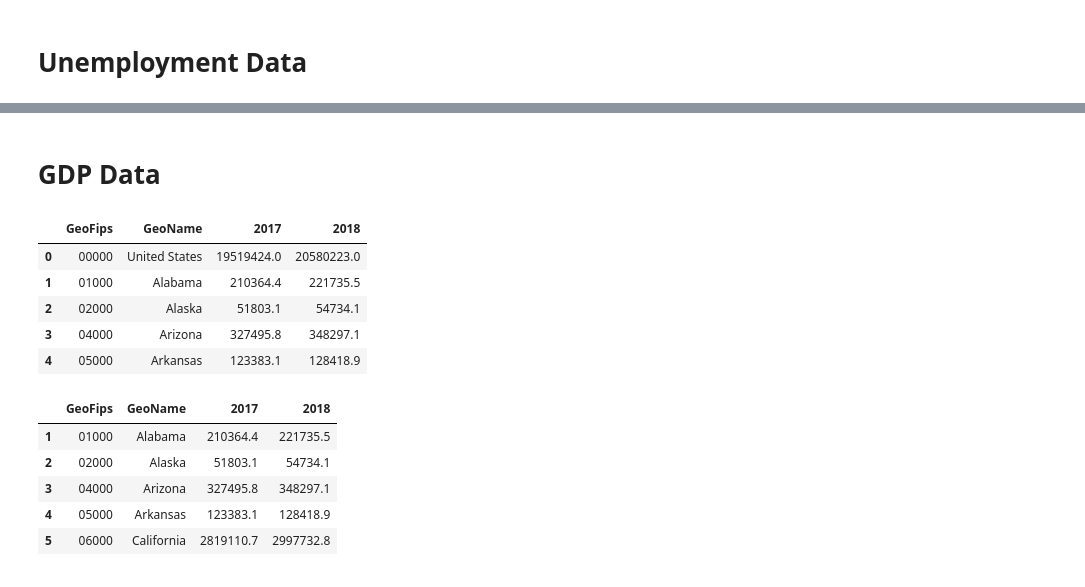
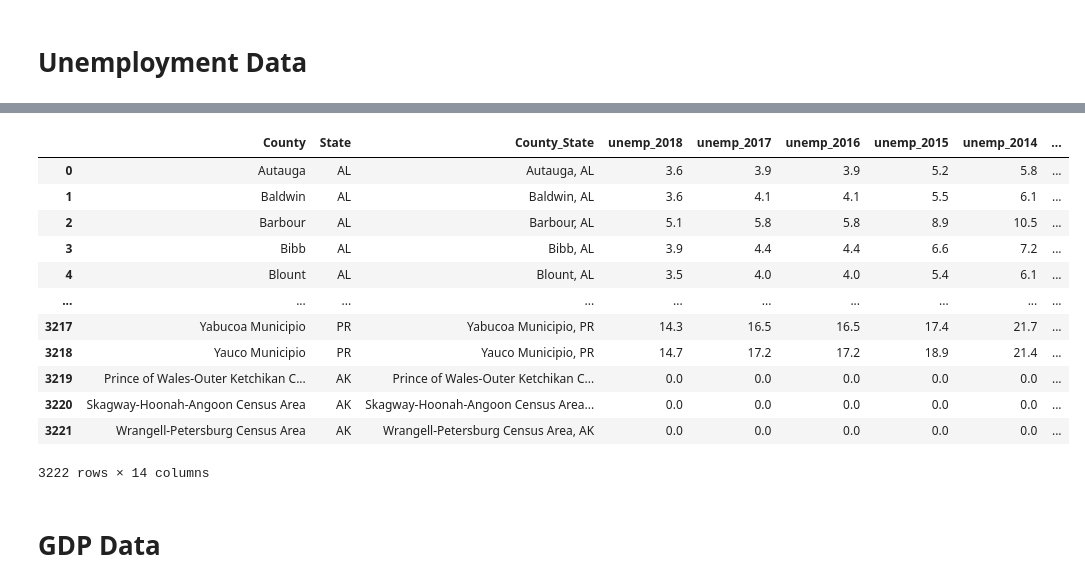
Before and after one commit to Jua91/ETL-Project, a Jupyter notebook: Data_cleanup.ipynb, the cells around one changed output, grey strips where cells are left out. Saved outputs shown, nothing was run; the diff lists cells and outputs as text; code cells hidden in the pictures.

```diff
--- a/Data_cleanup.ipynb
+++ b/Data_cleanup.ipynb
@@ -34,0 +119,17 @@ unemp_final_df.head()
+# %%
+# Drop the last 3 rows
+# drop the first row
+# Select the columns to be included
+unemp_reduced_dfs = [unemp_df[:-3].drop(0).loc[:,["County Name/State Abbreviation","(%)"]] for unemp_df in unemp_dfs]
+# %%
+# Create a list of years
+year_ascending = np.arange(2008,2019,1)
+year_descending = -np.sort(-year_ascending) # list the year_ascending result in descending order
+
+for number in np.arange(0,11):
+    # Rename year column
+    unemp_reduced_dfs[number] = unemp_reduced_dfs[number].rename(columns = {"(%)":f"unemp_{year_descending[number]}","County Name/State Abbreviation":"County_State"})
+    # Split the county-state column into separate columns
+    unemp_reduced_dfs[number][["County","State"]] = unemp_reduced_dfs[number]["County_State"].str.split(",",n=1, expand=True)
+    # Keep only necessary columns
+    unemp_reduced_dfs[number] = unemp_reduced_dfs[number][["County","State","County_State",f"unemp_{year_descending[number]}"]]
@@ -34,0 +159,25 @@ unemp_final_df.head()
+# %%
+# source for merging 11 datasets: https://www.semicolonworld.com/question/58353/python-pandas-merge-multiple-dataframes
+# Merge datasets into one dataframe
+unemp_final_df = reduce(lambda  left,right: pd.merge(left,right,on=["County","State","County_State"],
+                                            how='outer'), unemp_reduced_dfs).fillna(0)
+
+# Remove "County" from the columns
+unemp_final_df["County"] = unemp_final_df["County"].str.replace(" County","")
+unemp_final_df["County_State"] = unemp_final_df["County_State"].str.replace(" County","")
+
+unemp_final_df
+# %% [output]
+|  | County | State | County_State | unemp_2018 | unemp_2017 | unemp_2016 | unemp_2015 | unemp_2014 | ... |
+| 0 | Autauga | AL | Autauga, AL | 3.6 | 3.9 | 3.9 | 5.2 | 5.8 | ... |
+| 1 | Baldwin | AL | Baldwin, AL | 3.6 | 4.1 | 4.1 | 5.5 | 6.1 | ... |
+| 2 | Barbour | AL | Barbour, AL | 5.1 | 5.8 | 5.8 | 8.9 | 10.5 | ... |
+| 3 | Bibb | AL | Bibb, AL | 3.9 | 4.4 | 4.4 | 6.6 | 7.2 | ... |
+| 4 | Blount | AL | Blount, AL | 3.5 | 4.0 | 4.0 | 5.4 | 6.1 | ... |
+| ... | ... | ... | ... | ... | ... | ... | ... | ... | ... |
+| 3217 | Yabucoa Municipio | PR | Yabucoa Municipio, PR | 14.3 | 16.5 | 16.5 | 17.4 | 21.7 | ... |
+| 3218 | Yauco Municipio | PR | Yauco Municipio, PR | 14.7 | 17.2 | 17.2 | 18.9 | 21.4 | ... |
+| 3219 | Prince of Wales-Outer Ketchikan C... | AK | Prince of Wales-Outer Ketchikan C... | 0.0 | 0.0 | 0.0 | 0.0 | 0.0 | ... |
+| 3220 | Skagway-Hoonah-Angoon Census Area | AK | Skagway-Hoonah-Angoon Census Area... | 0.0 | 0.0 | 0.0 | 0.0 | 0.0 | ... |
+| 3221 | Wrangell-Petersburg Census Area | AK | Wrangell-Petersburg Census Area, AK | 0.0 | 0.0 | 0.0 | 0.0 | 0.0 | ... |
+3222 rows × 14 columns
@@ -35,23 +186,2 @@ unemp_final_df.head()
 # %% [markdown]
 # GDP Data
-# %%
-gdp_file1 = "../Data/gdp_dollars(2017-2018).csv"
-gdpd_df = pd.read_csv(gdp_file1,header=4)
-gdpd_df.head()
-# %% [output]
-|  | GeoFips | GeoName | 2017 | 2018 |
-| 0 | 00000 | United States | 19519424.0 | 20580223.0 |
-| 1 | 01000 | Alabama | 210364.4 | 221735.5 |
-| 2 | 02000 | Alaska | 51803.1 | 54734.1 |
-| 3 | 04000 | Arizona | 327495.8 | 348297.1 |
-| 4 | 05000 | Arkansas | 123383.1 | 128418.9 |
-# %%
-gdp1_df = gdpd_df.drop(0)
-gdp1_df.head()
-# %% [output]
-|  | GeoFips | GeoName | 2017 | 2018 |
-| 1 | 01000 | Alabama | 210364.4 | 221735.5 |
-| 2 | 02000 | Alaska | 51803.1 | 54734.1 |
-| 3 | 04000 | Arizona | 327495.8 | 348297.1 |
-| 4 | 05000 | Arkansas | 123383.1 | 128418.9 |
-| 5 | 06000 | California | 2819110.7 | 2997732.8 |
```
Also changed, not shown: parts of 35 cells of this notebook, 6 other files.
